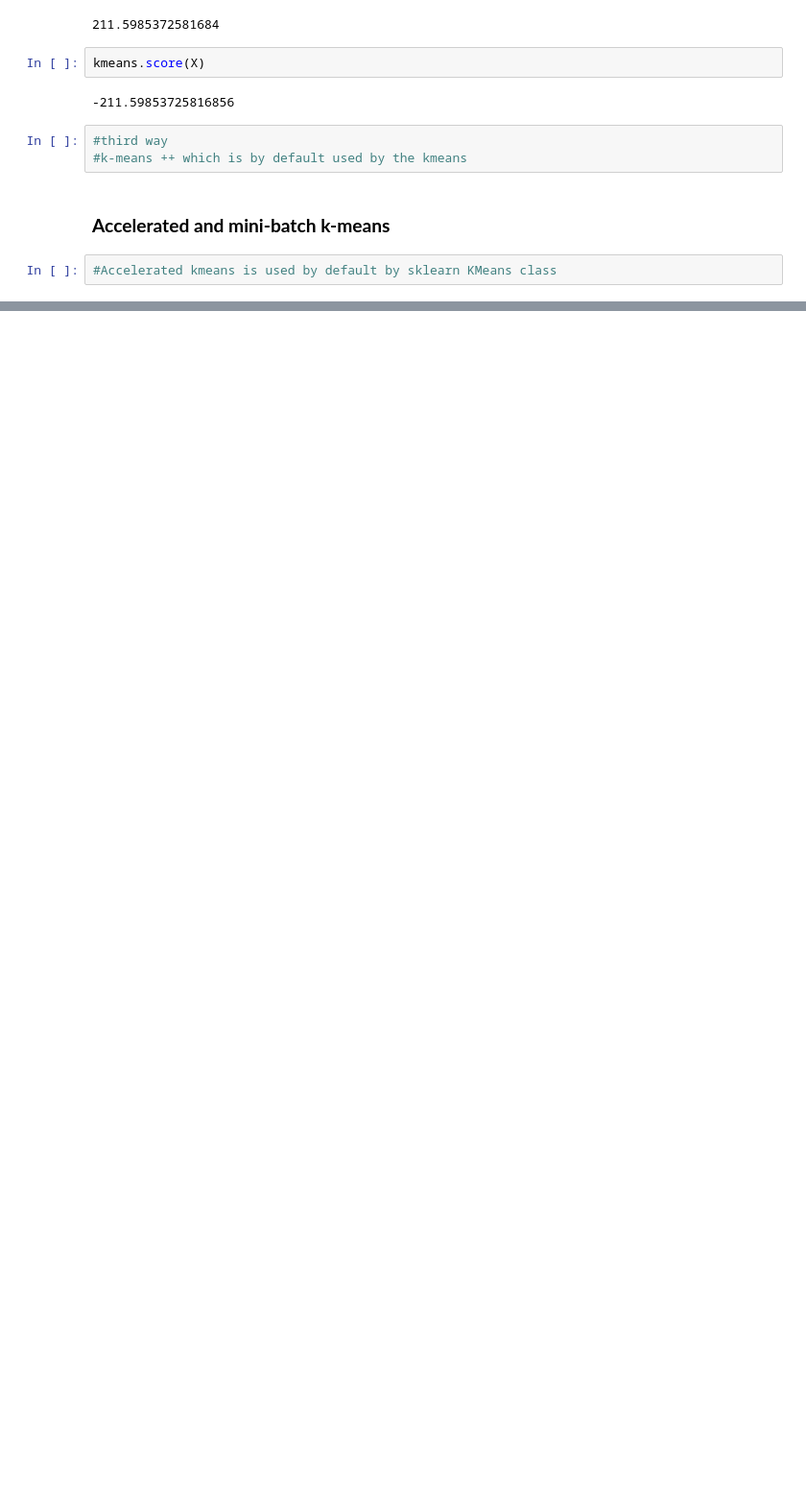
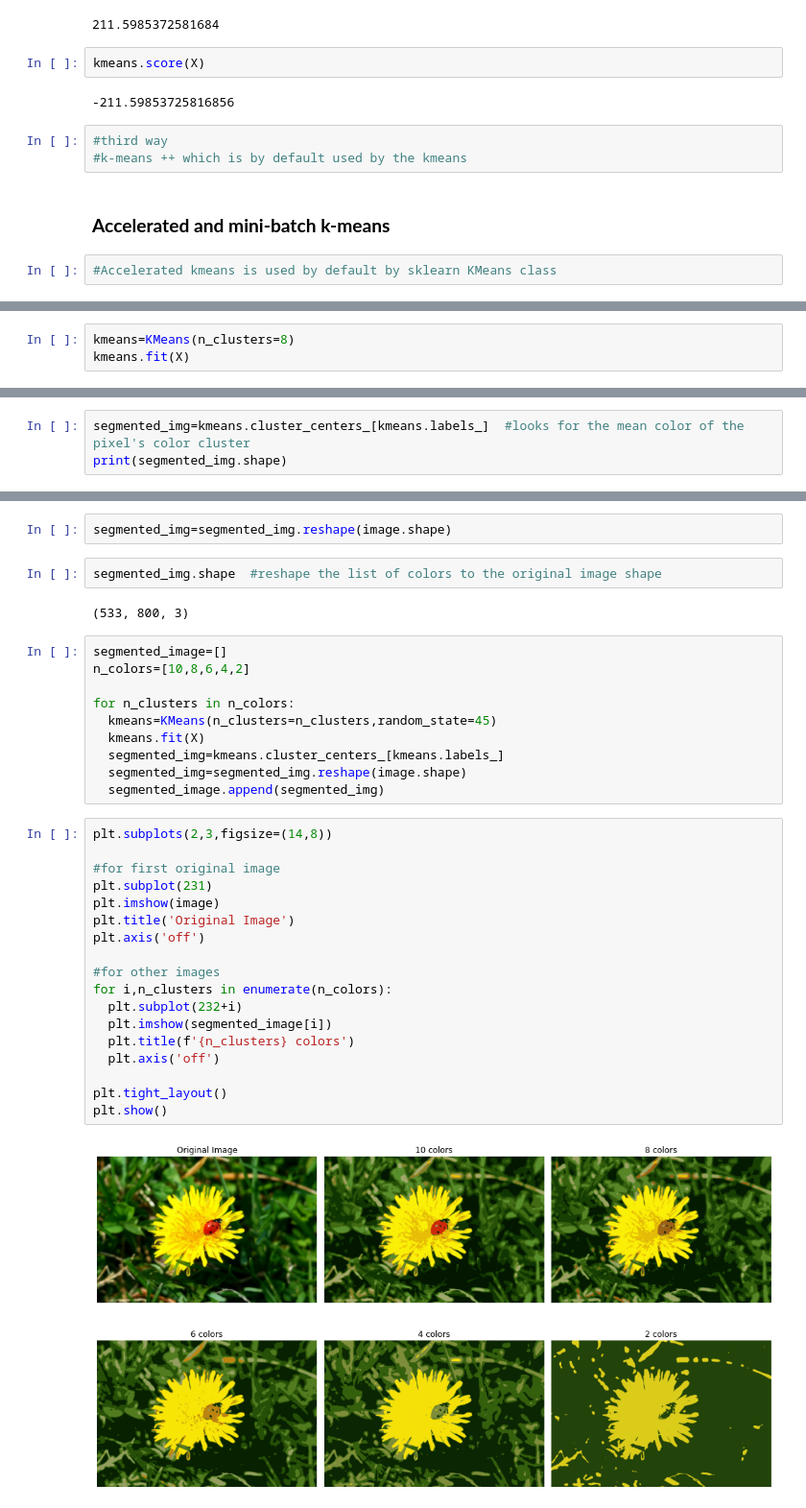
Before and after one commit to DhurbaBrl/machine_learning_book, a Jupyter notebook: unsupervised_learning.ipynb, the cells around one changed output, grey strips where cells are left out. Shown at 96% size. Cells and saved outputs as stored; diff of their text form; blank space fills up the shorter version.

```diff
--- a/unsupervised_learning.ipynb
+++ b/unsupervised_learning.ipynb
@@ -124,0 +217,3 @@ array([4, 2, 1, ..., 3, 1, 2], dtype=int32)
+# %%
+kmeans=KMeans(n_clusters=8)
+kmeans.fit(X)
@@ -124,0 +241,3 @@ array([4, 2, 1, ..., 3, 1, 2], dtype=int32)
+# %%
+segmented_img=kmeans.cluster_centers_[kmeans.labels_]  #looks for the mean color of the pixel's color cluster
+print(segmented_img.shape)
@@ -124,0 +246,36 @@ array([4, 2, 1, ..., 3, 1, 2], dtype=int32)
+# %%
+segmented_img=segmented_img.reshape(image.shape)
+# %%
+segmented_img.shape  #reshape the list of colors to the original image shape
+# %% [output]
+(533, 800, 3)
+# %%
+segmented_image=[]
+n_colors=[10,8,6,4,2]
+
+for n_clusters in n_colors:
+  kmeans=KMeans(n_clusters=n_clusters,random_state=45)
+  kmeans.fit(X)
+  segmented_img=kmeans.cluster_centers_[kmeans.labels_]
+  segmented_img=segmented_img.reshape(image.shape)
+  segmented_image.append(segmented_img)
+# %%
+plt.subplots(2,3,figsize=(14,8))
+
+#for first original image
+plt.subplot(231)
+plt.imshow(image)
+plt.title('Original Image')
+plt.axis('off')
+
+#for other images
+for i,n_clusters in enumerate(n_colors):
+  plt.subplot(232+i)
+  plt.imshow(segmented_image[i])
+  plt.title(f'{n_clusters} colors')
+  plt.axis('off')
+
+plt.tight_layout()
+plt.show()
+# %% [output]
+[figure, added]
```
Also changed, not shown: parts of 32 cells of this notebook.
